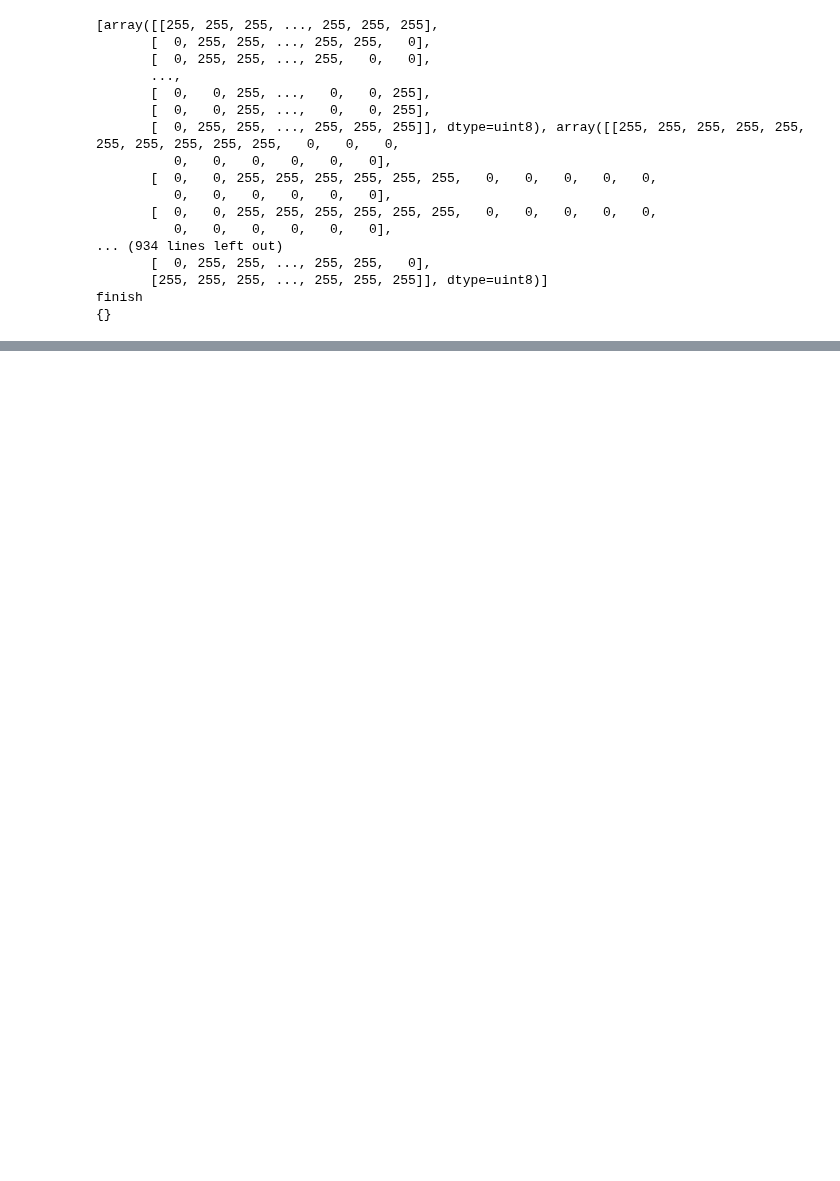
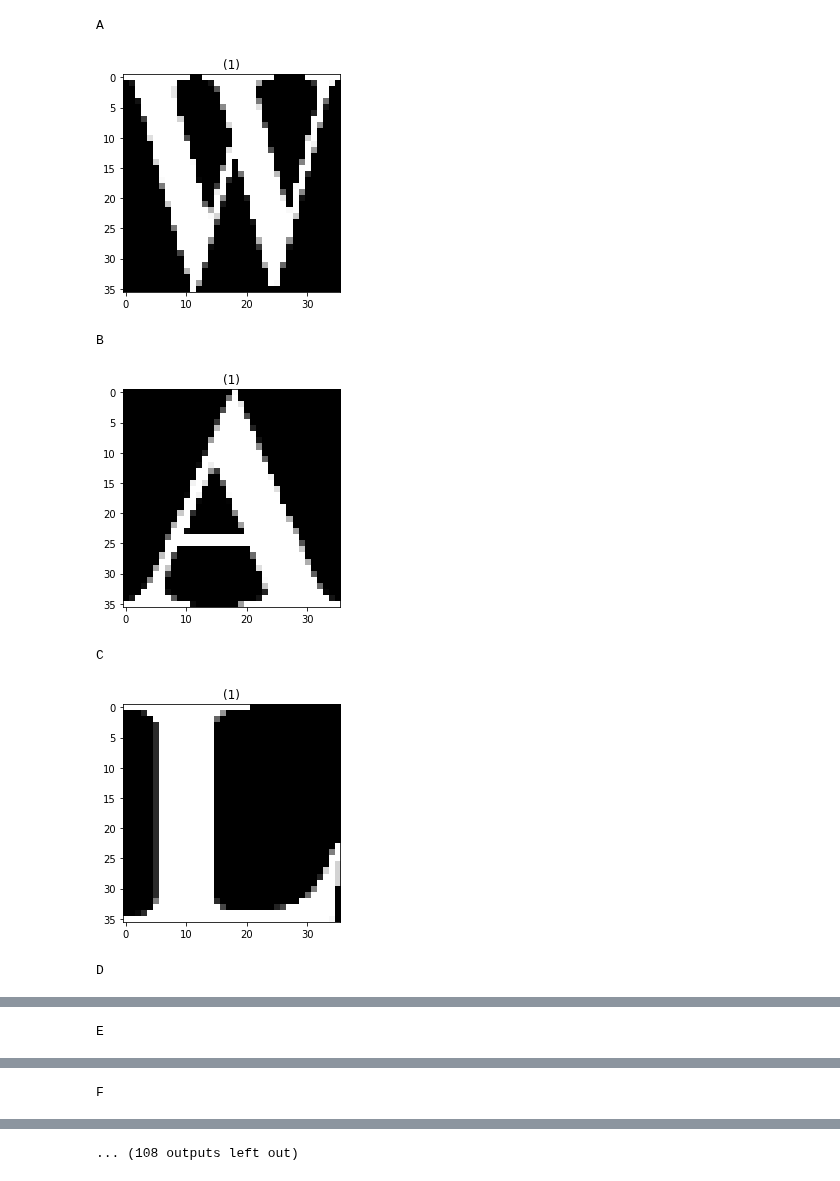
Before and after one commit to WaelAshraf/Image.TextScanner, a Jupyter notebook: TextScanning.ipynb, the cells around one changed output, grey strips where cells are left out. Saved outputs shown, nothing was run; the diff lists cells and outputs as text; code cells hidden in the pictures; blank space fills up the shorter version.

```diff
--- a/TextScanning.ipynb
+++ b/TextScanning.ipynb
@@ -108,51 +108,41 @@ def extract_digits_and_symbols(image, charCnts, minW=5, minH=15):
 # %%
 
 ref = read_image('alphabets.jpg')
 ref = cv2.cvtColor(ref, cv2.COLOR_BGR2GRAY)
-ref = imutils.resize(ref, width=400)
+ref = imutils.resize(ref, width=2000)
 ref = cv2.threshold(ref, 0, 255, cv2.THRESH_BINARY_INV | cv2.THRESH_OTSU)[1]
 
 # find contours in the MICR image (i.e,. the outlines of the
 # characters) and sort them from left to right
 refCnts = cv2.findContours(ref.copy(), cv2.RETR_EXTERNAL, cv2.CHAIN_APPROX_SIMPLE)
 refCnts = imutils.grab_contours(refCnts)
 refCnts = contours.sort_contours(refCnts, method="left-to-right")[0]
 
 # extract the digits and symbols from the list of contours, then
 # initialize a dictionary to map the character name to the ROI
 refROIs = extract_digits_and_symbols(ref, refCnts,minW=10, minH=20)[0]
 # loop over the reference ROIs
 # for (name, roi) in zip(alphabetics_dict, refROIs):
 #     # resize the ROI to a fixed size, then update the characters
 #     # dictionary, mapping the character name to the ROI
 #     print("finish111111")
 
 #     roi = cv2.resize(roi, (36, 36))
 #     #print(roi)
 #     alphabetics_dict[name] = roi
-for (name,roi) in zip(alphabetics_dict, refROIs):
-    print("her")
+for (name,roi) in zip(Alpha_numeric_list, refROIs):
+    #print("her")
     roi=cv2.resize(roi,(36, 36))
     alphabetics_dict[name] = roi
 
-print("finish")
-
-print(alphabetics_dict)
+for key in alphabetics_dict:
+    print(key)
+    show_images([alphabetics_dict[key]])
 # %% [output]
-[array([[255, 255, 255, ..., 255, 255, 255],
-       [  0, 255, 255, ..., 255, 255,   0],
-       [  0, 255, 255, ..., 255,   0,   0],
-       ...,
-       [  0,   0, 255, ...,   0,   0, 255],
-       [  0,   0, 255, ...,   0,   0, 255],
-       [  0, 255, 255, ..., 255, 255, 255]], dtype=uint8), array([[255, 255, 255, 255, 255, 255, 255, 255, 255, 255,   0,   0,   0,
-          0,   0,   0,   0,   0,   0],
-       [  0,   0, 255, 255, 255, 255, 255, 255,   0,   0,   0,   0,   0,
-          0,   0,   0,   0,   0,   0],
-       [  0,   0, 255, 255, 255, 255, 255, 255,   0,   0,   0,   0,   0,
-          0,   0,   0,   0,   0,   0],
-... (934 lines left out)
-       [  0, 255, 255, ..., 255, 255,   0],
-       [255, 255, 255, ..., 255, 255, 255]], dtype=uint8)]
-finish
-{}
+A
+[figure, added]
+B
+[figure, added]
+C
+[figure, added]
+D
@@ -158,0 +150 @@ finish
+E
@@ -158,0 +152 @@ finish
+F
@@ -158,0 +154 @@ finish
+... (108 outputs left out)
```
Also changed, not shown: parts of 1 cell of this notebook.
